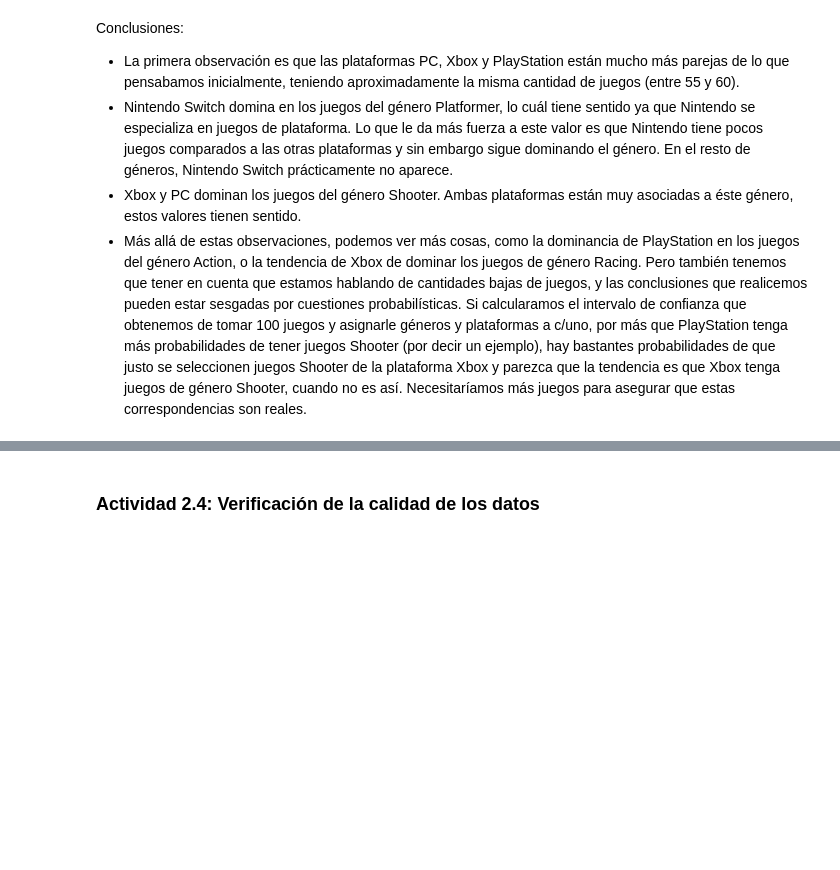
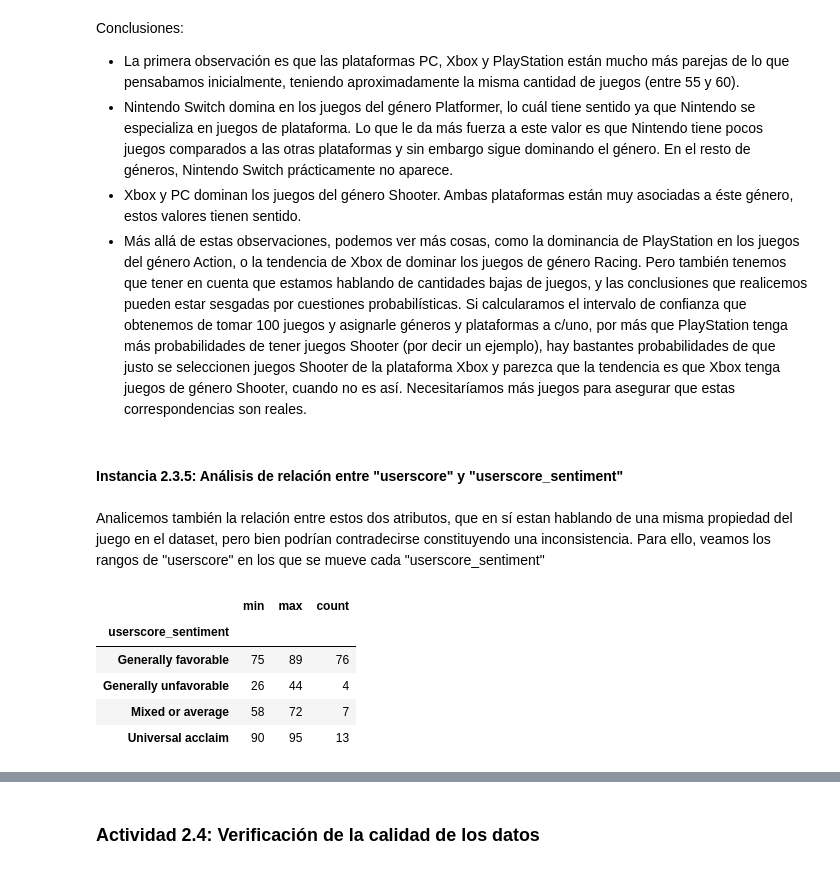
Before and after one commit to SantiagoCiaponi/data-science, a Jupyter notebook: notebooks/data_mining.ipynb, the cells around one changed output, grey strips where cells are left out. Cells and saved outputs as stored; diff of their text form; code cells hidden in the pictures; blank space fills up the shorter version.

```diff
--- a/notebooks/data_mining.ipynb
+++ b/notebooks/data_mining.ipynb
@@ -1258,3 +1287,16 @@ Conclusiones:
 * Nintendo Switch domina en los juegos del género Platformer, lo cuál tiene sentido ya que Nintendo se especializa en juegos de plataforma. Lo que le da más fuerza a este valor es que Nintendo tiene pocos juegos comparados a las otras plataformas y sin embargo sigue dominando el género. En el resto de géneros, Nintendo Switch prácticamente no aparece.
 * Xbox y PC dominan los juegos del género Shooter. Ambas plataformas están muy asociadas a éste género, estos valores tienen sentido.
 * Más allá de estas observaciones, podemos ver más cosas, como la dominancia de PlayStation en los juegos del género Action, o la tendencia de Xbox de dominar los juegos de género Racing. Pero también tenemos que tener en cuenta que estamos hablando de cantidades bajas de juegos, y las conclusiones que realicemos pueden estar sesgadas por cuestiones probabilísticas. Si calcularamos el intervalo de confianza que obtenemos de tomar 100 juegos y asignarle géneros y plataformas a c/uno, por más que PlayStation tenga más probabilidades de tener juegos Shooter (por decir un ejemplo), hay bastantes probabilidades de que justo se seleccionen juegos Shooter de la plataforma Xbox y parezca que la tendencia es que Xbox tenga juegos de género Shooter, cuando no es así. Necesitaríamos más juegos para asegurar que estas correspondencias son reales.
+# %% [markdown]
+#### Instancia 2.3.5: Análisis de relación entre "userscore" y "userscore_sentiment"
+# %% [markdown]
+Analicemos también la relación entre estos dos atributos, que en sí estan hablando de una misma propiedad del juego en el dataset, pero bien podrían contradecirse constituyendo una inconsistencia. Para ello, veamos los rangos de "userscore" en los que se mueve cada "userscore_sentiment"
+# %%
+df.groupby("userscore_sentiment")["userscore"].agg(["min", "max", "count"])
+# %% [output]
+|  | min | max | count |
+| userscore_sentiment |  |  |  |
+| Generally favorable | 75 | 89 | 76 |
+| Generally unfavorable | 26 | 44 | 4 |
+| Mixed or average | 58 | 72 | 7 |
+| Universal acclaim | 90 | 95 | 13 |
```
Also changed, not shown: parts of 14 cells of this notebook.
